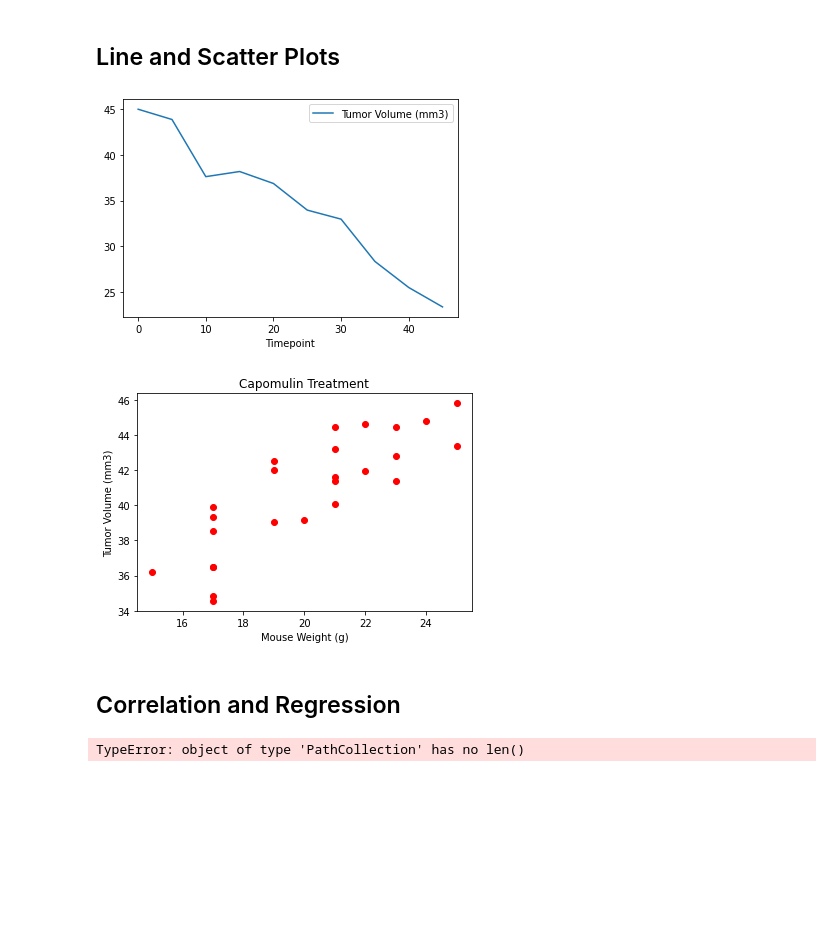
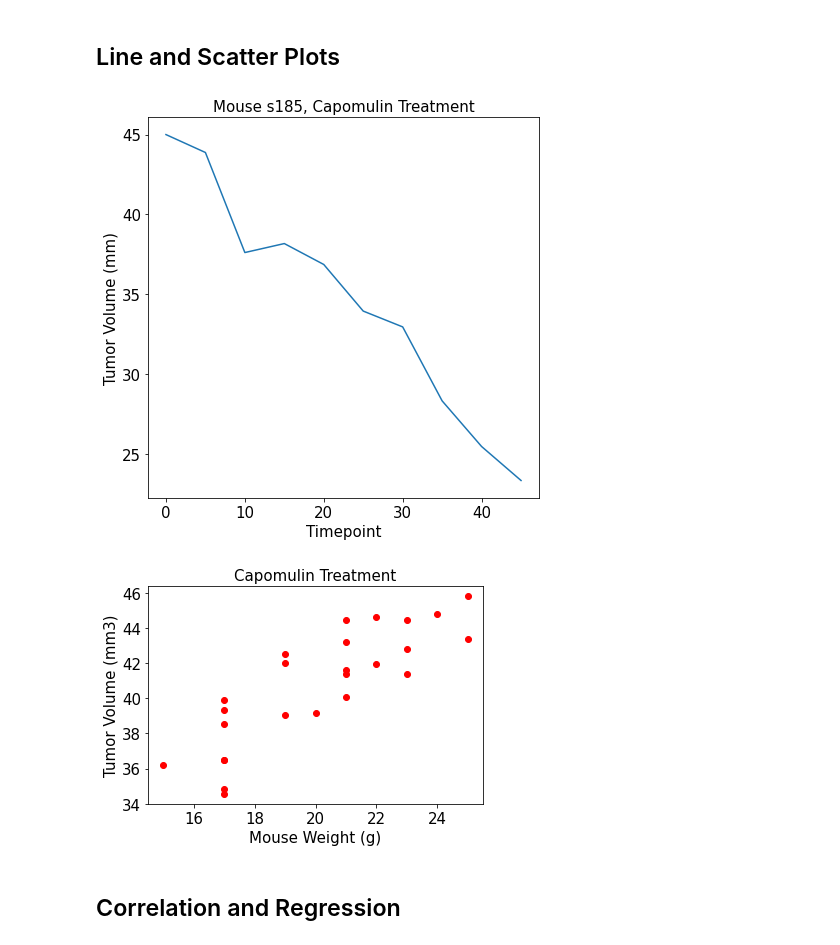
Before and after one commit to klbowman/Pharmaceutical-Data-Analysis, a Jupyter notebook: Pymaceuticals/pymaceuticals_kbowman.ipynb, the cells around one changed output. Cells and saved outputs as stored; diff of their text form; code cells hidden in the pictures; blank space fills up the shorter version.

```diff
--- a/Pymaceuticals/pymaceuticals_kbowman.ipynb
+++ b/Pymaceuticals/pymaceuticals_kbowman.ipynb
@@ -269,14 +285,20 @@ AttributeError: 'list' object has no attribute 'reset_index'
 # %%
 # Generate a line plot of tumor volume vs. time point for a mouse treated with Capomulin
 data = mouse_data_cleaned.loc[(mouse_data_cleaned['Drug Regimen'] == "Capomulin") & (mouse_data_cleaned['Mouse ID'] == "s185")]
 
 data_plot = data[['Timepoint','Tumor Volume (mm3)']]
 
-data_plot.plot(kind="line", x = 'Timepoint', y = 'Tumor Volume (mm3)')
+data_plot.plot(kind="line", x = 'Timepoint', y = 'Tumor Volume (mm3)', legend=False, figsize = (7,7))
+
+plt.title("Mouse s185, Capomulin Treatment", fontsize = '15')
+plt.ylabel("Tumor Volume (mm)", fontsize = '15')
+plt.xlabel("Timepoint", fontsize = '15')
+plt.xticks(fontsize=15)
+plt.yticks(fontsize=15)
 
 plt.show()
 # %% [output]
-[figure, old version]
+[figure, new version]
 # %%
 # Generate a scatter plot of average tumor volume vs. mouse weight for the Capomulin regimen
 
@@ -289,20 +311,14 @@ ave_volume = data_grouped['Tumor Volume (mm3)'].mean()
 weight = data_grouped['Weight (g)'].mean()
 
 #Plot data
-plt.title("Capomulin Treatment")
-plt.xlabel("Mouse Weight (g)")
-plt.ylabel("Tumor Volume (mm3)")
+plt.title("Capomulin Treatment", fontsize = '15')
+plt.xlabel("Mouse Weight (g)", fontsize = '15')
+plt.ylabel("Tumor Volume (mm3)", fontsize = '15')
+plt.xticks(fontsize=15)
+plt.yticks(fontsize=15)
 cap_plot = plt.scatter(weight, ave_volume, marker="o", color="red")
 plt.show()
 # %% [output]
-[figure, old version]
+[figure, new version]
 # %% [markdown]
 ## Correlation and Regression
-# %%
-# Calculate the correlation coefficient and linear regression model
-# for mouse weight and average tumor volume for the Capomulin regimen
-
-
-pd.plotting.autocorrelation_plot(cap_plot)
-# %% [output]
-TypeError: object of type 'PathCollection' has no len()
```
Also changed, not shown: parts of 9 cells of this notebook.
